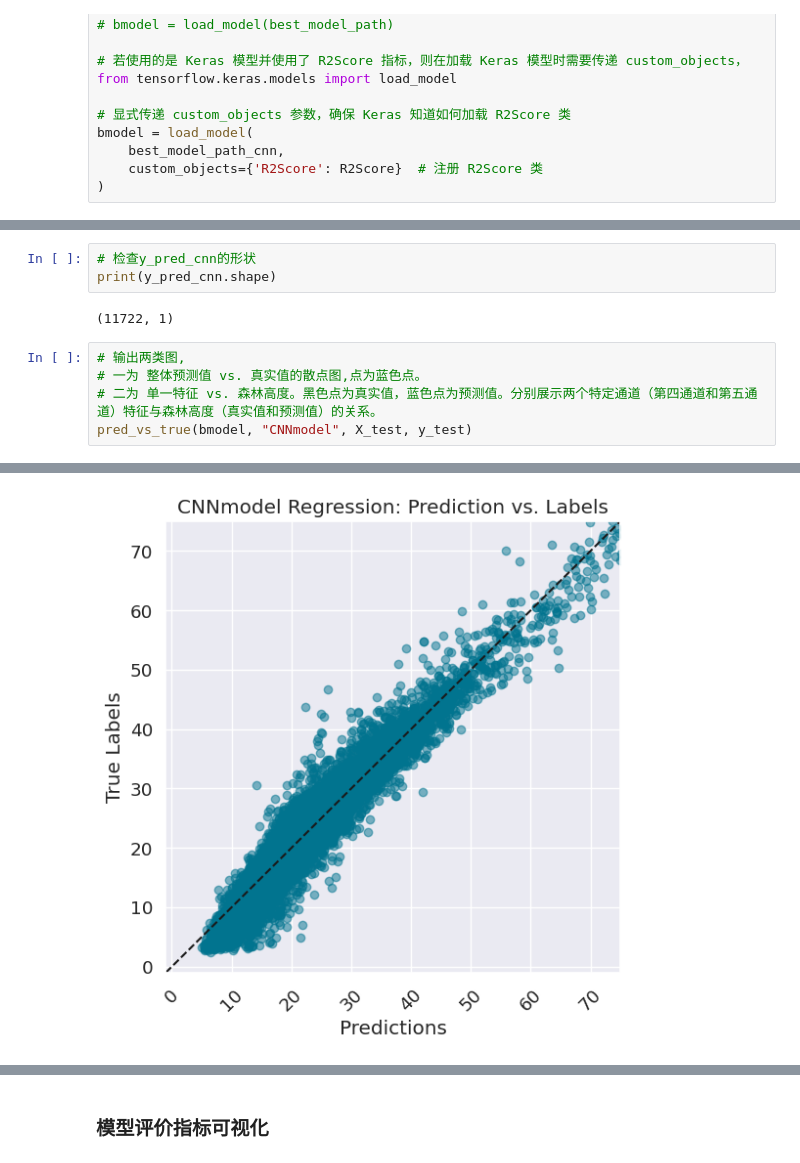
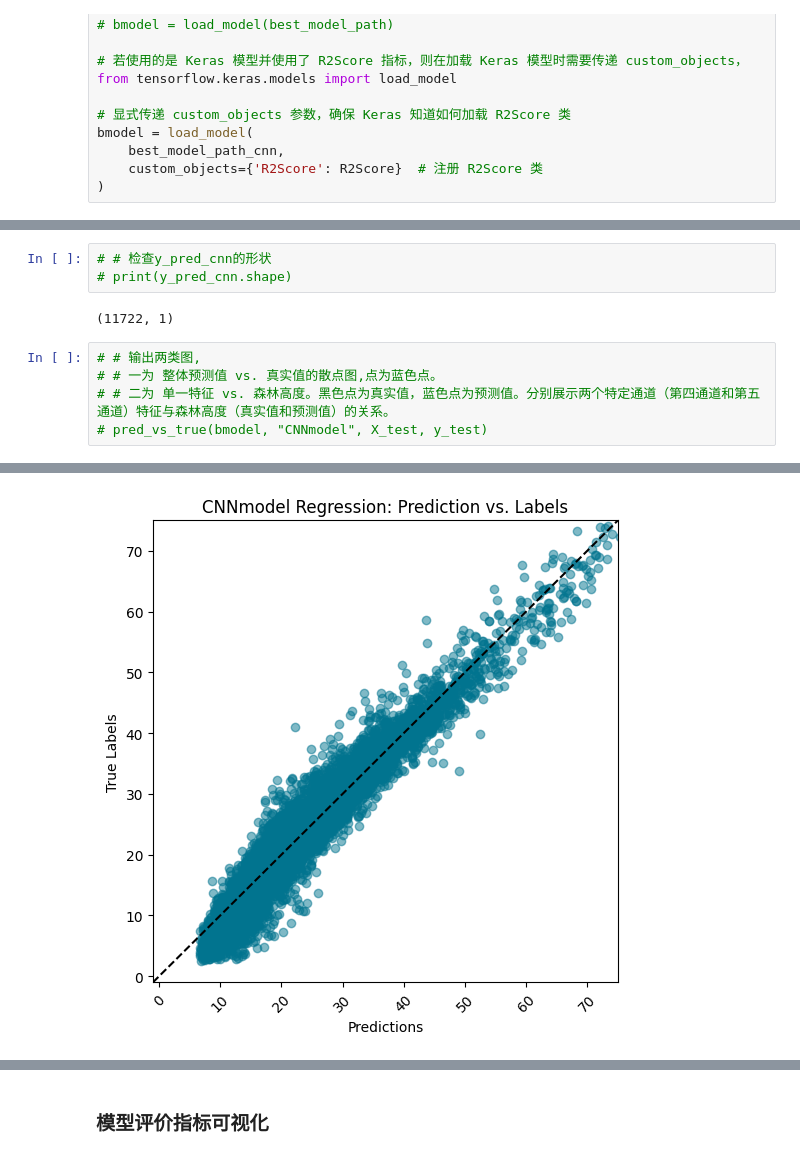
Before and after one commit to magnolia2001/Forest_Estimation, a Jupyter notebook: notebooks/NNandCNN_FeatureNormalization_optimize.ipynb, the cells around one changed output, grey strips where cells are left out. Saved outputs shown, nothing was run; the diff lists cells and outputs as text.

```diff
--- a/notebooks/NNandCNN_FeatureNormalization_optimize.ipynb
+++ b/notebooks/NNandCNN_FeatureNormalization_optimize.ipynb
@@ -2236,11 +2236,11 @@ y_pred_cnn = bmodel.predict(X_test) #predict best model
 # %%
-# 检查y_pred_cnn的形状
-print(y_pred_cnn.shape)
+# # 检查y_pred_cnn的形状
+# print(y_pred_cnn.shape)
 # %% [output]
 (11722, 1)
 # %%
-# 输出两类图,
-# 一为 整体预测值 vs. 真实值的散点图,点为蓝色点。
-# 二为 单一特征 vs. 森林高度。黑色点为真实值，蓝色点为预测值。分别展示两个特定通道（第四通道和第五通道）特征与森林高度（真实值和预测值）的关系。
-pred_vs_true(bmodel, "CNNmodel", X_test, y_test)
+# # 输出两类图,
+# # 一为 整体预测值 vs. 真实值的散点图,点为蓝色点。
+# # 二为 单一特征 vs. 森林高度。黑色点为真实值，蓝色点为预测值。分别展示两个特定通道（第四通道和第五通道）特征与森林高度（真实值和预测值）的关系。
+# pred_vs_true(bmodel, "CNNmodel", X_test, y_test)
 # %% [output]
@@ -2248,4 +2265,4 @@ pred_vs_true(bmodel, "CNNmodel", X_test, y_test)
-[figure, old version]
+[figure, new version]
 # %%
 # 计算均方误差（MSE）、均方根误差（RMSE）、平均绝对误差（MAE）和平均绝对百分比误差（MAPE）。
 # 这些指标用于评估模型在测试集上的性能。
```
Also changed, not shown: parts of 7 cells of this notebook.
